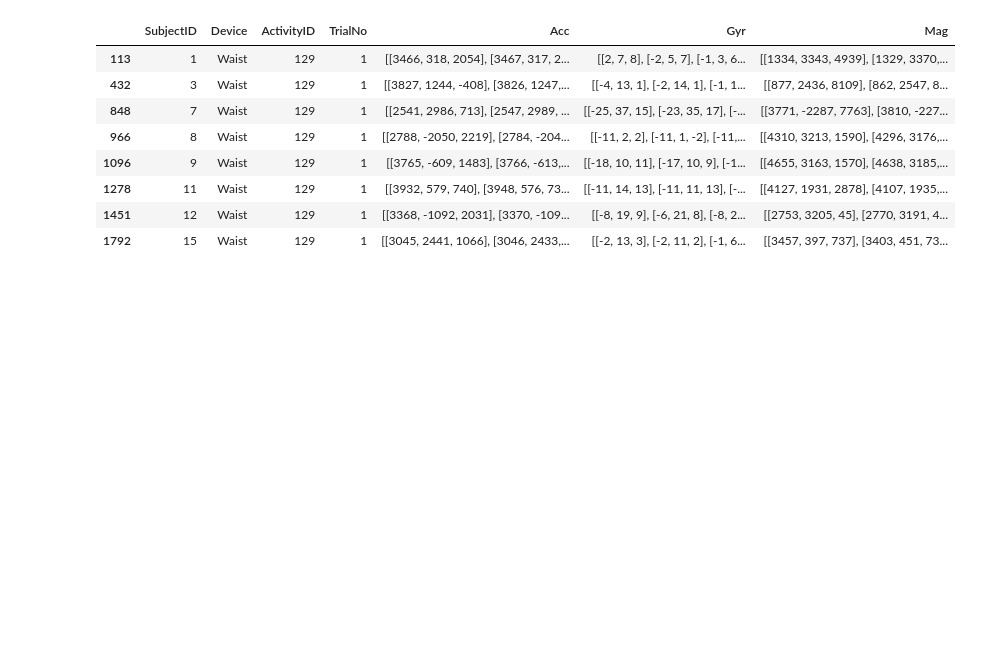
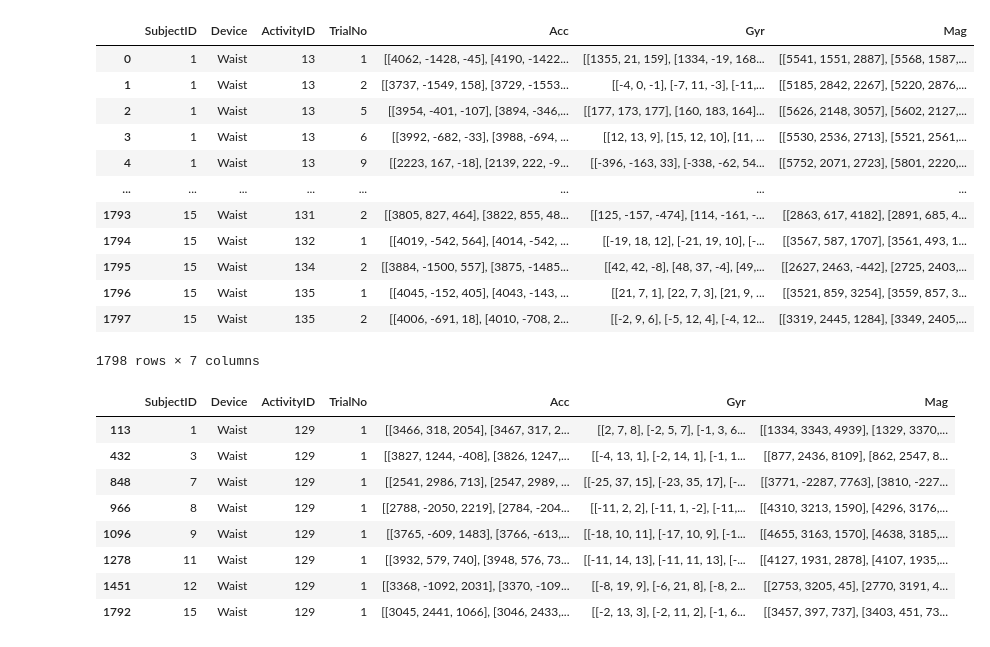
Before and after one commit to teddsords/Fall-Detection-and-Notification-System, a Jupyter notebook: FallAllD/Manipulating FallAllD.ipynb, the cells around one changed output. Drawn from its saved outputs; the diff is of its cells as text; code cells hidden in the pictures; blank space fills up the shorter version.

```diff
--- a/FallAllD/Manipulating FallAllD.ipynb
+++ b/FallAllD/Manipulating FallAllD.ipynb
@@ -4,8 +4,21 @@ import numpy as np
 import matplotlib.pyplot as plt
 # %%
 FallAllD = pd.read_pickle('FallAllD.pkl')
-#FallAllD['ActivityID'] = FallAllD['ActivityID'].apply(pd.to_numeric)
-#FallAllD['ActivityID'] = FallAllD['ActivityID'].astype(np.uint8)
+FallAllD
+# %% [output]
+|  | SubjectID | Device | ActivityID | TrialNo | Acc | Gyr | Mag |
+| 0 | 1 | Waist | 13 | 1 | [[4062, -1428, -45], [4190, -1422... | [[1355, 21, 159], [1334, -19, 168... | [[5541, 1551, 2887], [5568, 1587,... |
+| 1 | 1 | Waist | 13 | 2 | [[3737, -1549, 158], [3729, -1553... | [[-4, 0, -1], [-7, 11, -3], [-11,... | [[5185, 2842, 2267], [5220, 2876,... |
+| 2 | 1 | Waist | 13 | 5 | [[3954, -401, -107], [3894, -346,... | [[177, 173, 177], [160, 183, 164]... | [[5626, 2148, 3057], [5602, 2127,... |
+| 3 | 1 | Waist | 13 | 6 | [[3992, -682, -33], [3988, -694, ... | [[12, 13, 9], [15, 12, 10], [11, ... | [[5530, 2536, 2713], [5521, 2561,... |
+| 4 | 1 | Waist | 13 | 9 | [[2223, 167, -18], [2139, 222, -9... | [[-396, -163, 33], [-338, -62, 54... | [[5752, 2071, 2723], [5801, 2220,... |
+| ... | ... | ... | ... | ... | ... | ... | ... |
+| 1793 | 15 | Waist | 131 | 2 | [[3805, 827, 464], [3822, 855, 48... | [[125, -157, -474], [114, -161, -... | [[2863, 617, 4182], [2891, 685, 4... |
+| 1794 | 15 | Waist | 132 | 1 | [[4019, -542, 564], [4014, -542, ... | [[-19, 18, 12], [-21, 19, 10], [-... | [[3567, 587, 1707], [3561, 493, 1... |
+| 1795 | 15 | Waist | 134 | 2 | [[3884, -1500, 557], [3875, -1485... | [[42, 42, -8], [48, 37, -4], [49,... | [[2627, 2463, -442], [2725, 2403,... |
+| 1796 | 15 | Waist | 135 | 1 | [[4045, -152, 405], [4043, -143, ... | [[21, 7, 1], [22, 7, 3], [21, 9, ... | [[3521, 859, 3254], [3559, 857, 3... |
+| 1797 | 15 | Waist | 135 | 2 | [[4006, -691, 18], [4010, -708, 2... | [[-2, 9, 6], [-5, 12, 4], [-4, 12... | [[3319, 2445, 1284], [3349, 2405,... |
+1798 rows × 7 columns
 # %%
 FallAllD.loc[FallAllD['ActivityID'] == 129]
 # %% [output]
```
